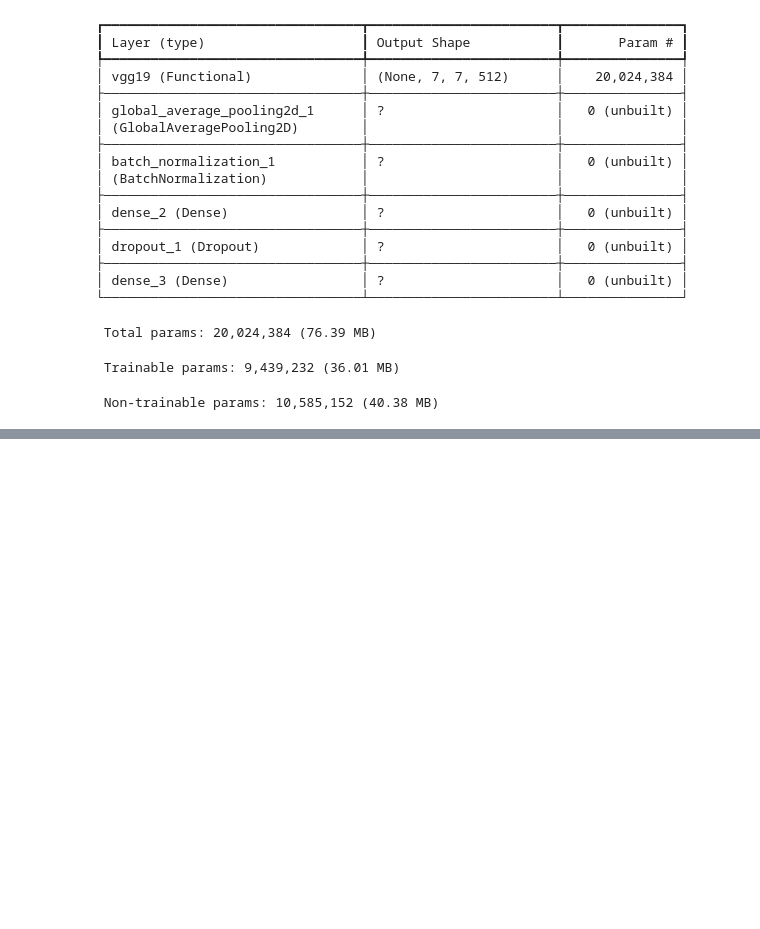
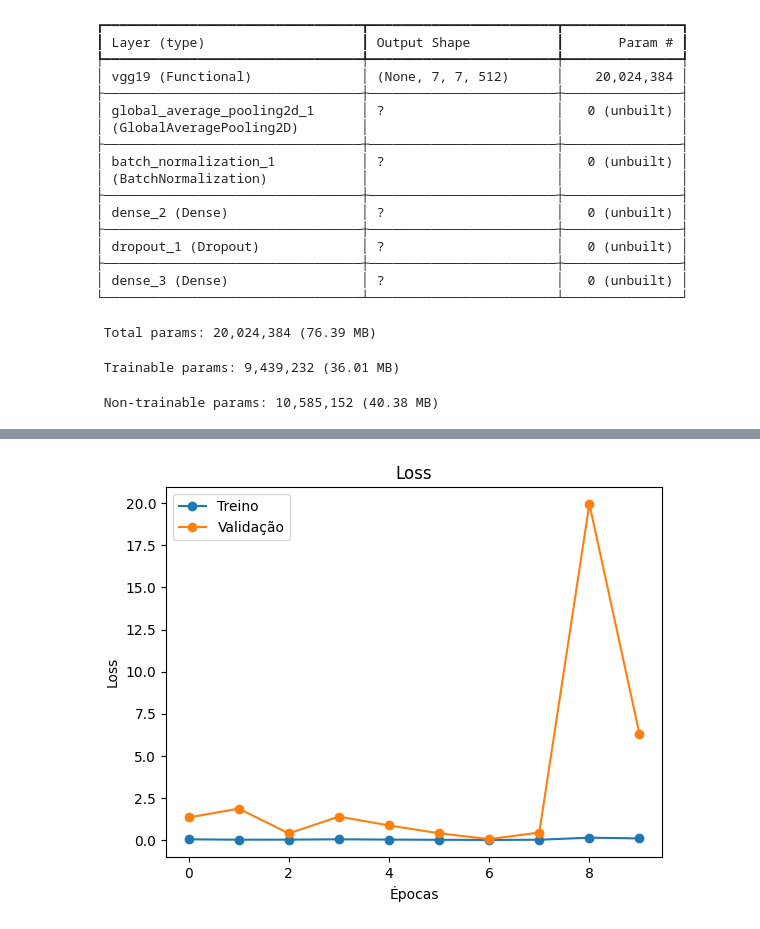
Before and after one commit to LuizAltimari/termografia, a Jupyter notebook: termografia.ipynb, the cells around one changed output, grey strips where cells are left out. Saved outputs shown, nothing was run; the diff lists cells and outputs as text; code cells hidden in the pictures; blank space fills up the shorter version.

```diff
--- a/termografia.ipynb
+++ b/termografia.ipynb
@@ -467,0 +533,10 @@ KeyboardInterrupt:
+# %%
+plt.plot(history.history['loss'], marker='o')
+plt.plot(history.history['val_loss'], marker='o')
+plt.title('Loss')
+plt.xlabel('Épocas')
+plt.ylabel('Loss')
+plt.legend(['Treino', 'Validação'])
+plt.show()
+# %% [output]
+[figure, added]
```
Also changed, not shown: parts of 21 cells of this notebook.
